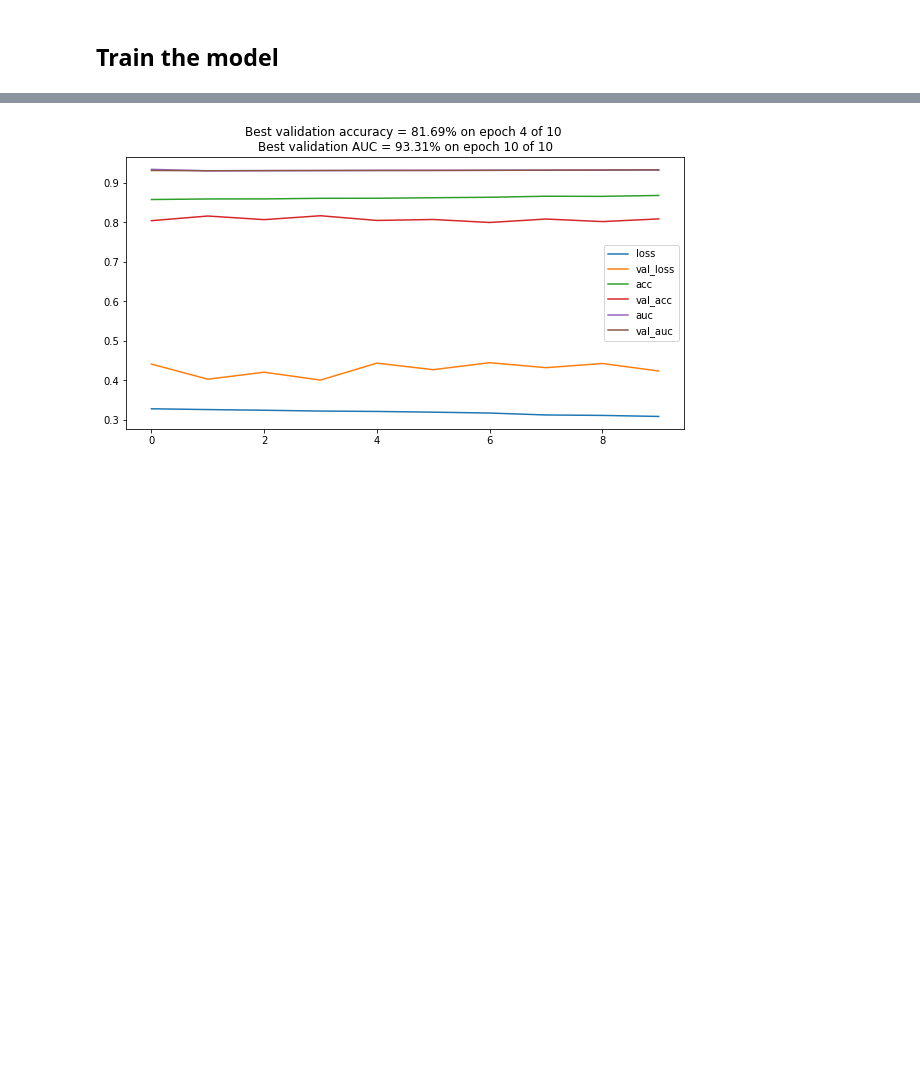
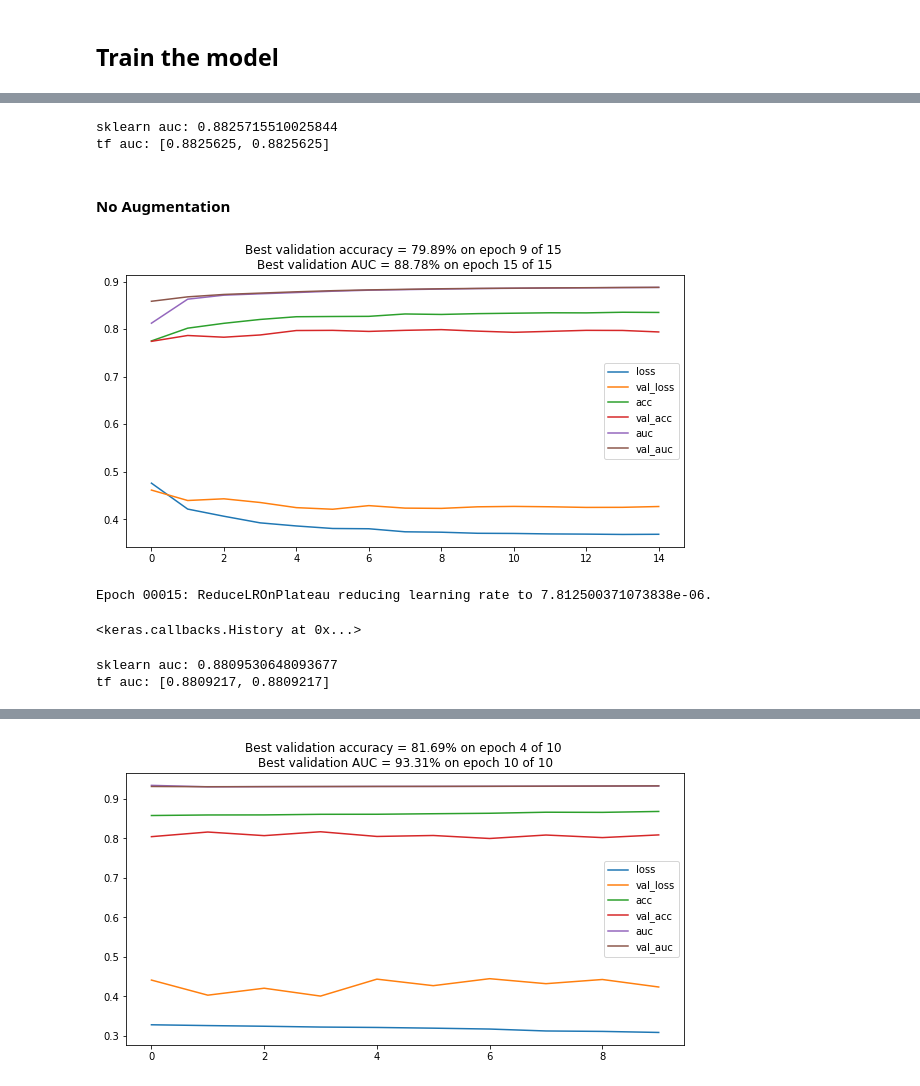
Before and after one commit to simgeekiz/PatchCamelyon, a Jupyter notebook: VGG16.ipynb, the cells around one changed output, grey strips where cells are left out. Drawn from its saved outputs; the diff is of its cells as text; code cells hidden in the pictures; blank space fills up the shorter version.

```diff
--- a/VGG16.ipynb
+++ b/VGG16.ipynb
@@ -172,0 +222,20 @@ Epoch 1/10
+# %%
+run_test('./Model/vgg16_model_bin_cross_arch_8_lr_0_001_inp96_randAug/vgg16_model_bin_cross_arch_8_lr_0_001_inp96_randAug_epoch_15.h5')
+# %% [output]
+sklearn auc: 0.8825715510025844
+tf auc: [0.8825625, 0.8825625]
+# %% [markdown]
+#### No Augmentation
+# %%
+# 10k: No aug
+model.fit_generator(training_generator, validation_data=validation_generator,
+                    epochs=n_epoch, callbacks=callbacks)
+# %% [output]
+[figure, added]
+Epoch 00015: ReduceLROnPlateau reducing learning rate to 7.812500371073838e-06.
+<keras.callbacks.History at 0x...>
+# %%
+run_test('./Model/vgg16_model_bin_cross_arch_8_lr_0_001_inp96_no_Aug/vgg16_model_bin_cross_arch_8_lr_0_001_inp96_no_Aug_epoch_15.h5')
+# %% [output]
+sklearn auc: 0.8809530648093677
+tf auc: [0.8809217, 0.8809217]
```
Also changed, not shown: parts of 24 cells of this notebook, 12 other files.
